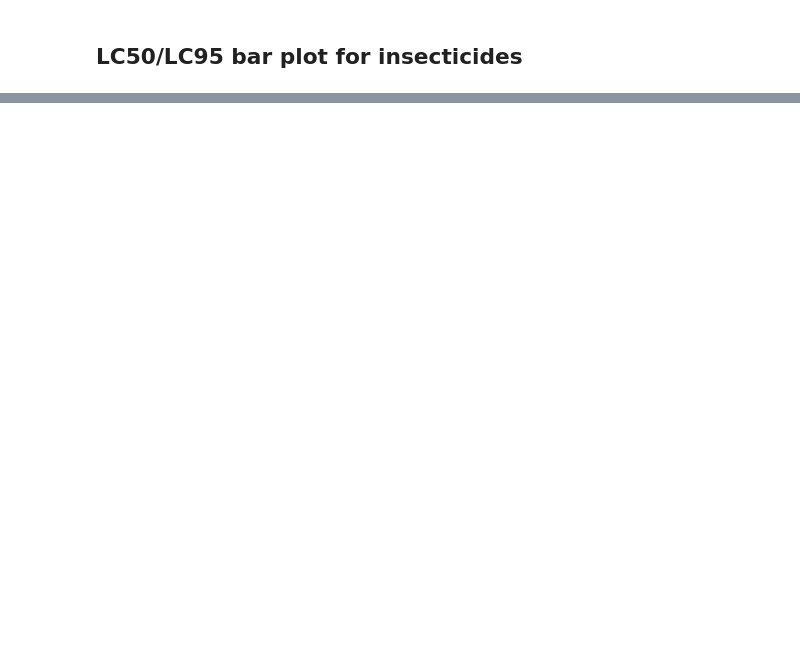
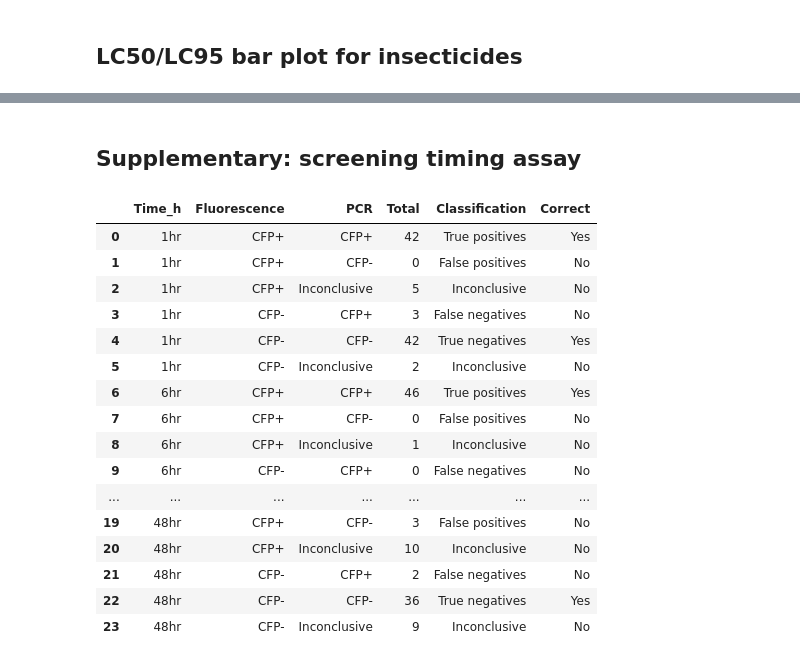
Before and after one commit to poppy541/vgscKOInt-Scripts, a Jupyter notebook: vgscDLFiguresClean.ipynb, the cells around one changed output, grey strips where cells are left out. Saved outputs shown, nothing was run; the diff lists cells and outputs as text; code cells hidden in the pictures; blank space fills up the shorter version.

```diff
--- a/vgscDLFiguresClean.ipynb
+++ b/vgscDLFiguresClean.ipynb
@@ -547,0 +508,23 @@ plt.savefig("DDTLCBars.png")
+# %% [markdown]
+## Supplementary: screening timing assay
+# %%
+df = pd.read_csv("ScreenTime.csv")
+df
+# %% [output]
+|  | Time_h | Fluorescence | PCR | Total | Classification | Correct |
+| 0 | 1hr | CFP+ | CFP+ | 42 | True positives | Yes |
+| 1 | 1hr | CFP+ | CFP- | 0 | False positives | No |
+| 2 | 1hr | CFP+ | Inconclusive | 5 | Inconclusive | No |
+| 3 | 1hr | CFP- | CFP+ | 3 | False negatives | No |
+| 4 | 1hr | CFP- | CFP- | 42 | True negatives | Yes |
+| 5 | 1hr | CFP- | Inconclusive | 2 | Inconclusive | No |
+| 6 | 6hr | CFP+ | CFP+ | 46 | True positives | Yes |
+| 7 | 6hr | CFP+ | CFP- | 0 | False positives | No |
+| 8 | 6hr | CFP+ | Inconclusive | 1 | Inconclusive | No |
+| 9 | 6hr | CFP- | CFP+ | 0 | False negatives | No |
+| ... | ... | ... | ... | ... | ... | ... |
+| 19 | 48hr | CFP+ | CFP- | 3 | False positives | No |
+| 20 | 48hr | CFP+ | Inconclusive | 10 | Inconclusive | No |
+| 21 | 48hr | CFP- | CFP+ | 2 | False negatives | No |
+| 22 | 48hr | CFP- | CFP- | 36 | True negatives | Yes |
+| 23 | 48hr | CFP- | Inconclusive | 9 | Inconclusive | No |
```
Also changed, not shown: parts of 12 cells of this notebook.
